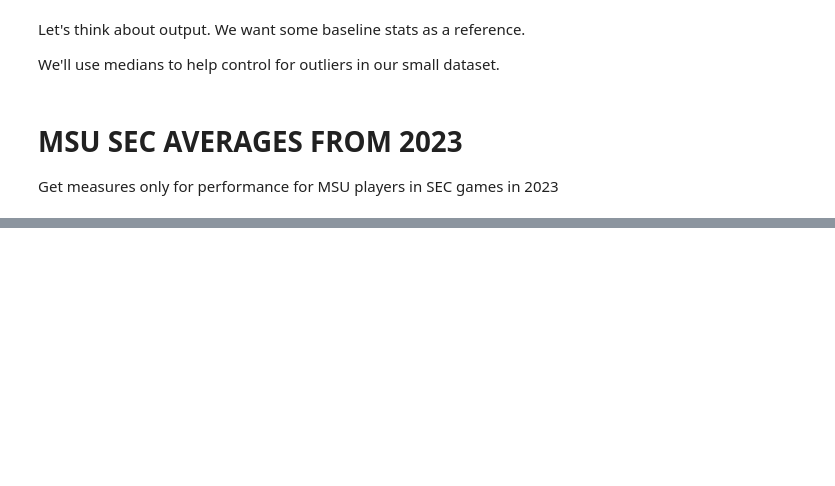
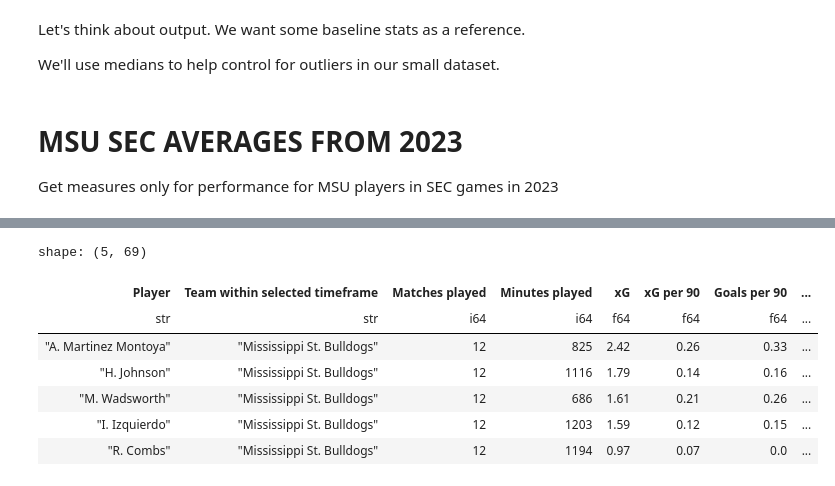
Before and after one commit to cdoss3/pyscout, a Jupyter notebook: msu.ipynb, the cells around one changed output, grey strips where cells are left out. Cells and saved outputs as stored; diff of their text form; code cells hidden in the pictures; blank space fills up the shorter version.

```diff
--- a/msu.ipynb
+++ b/msu.ipynb
@@ -163,0 +213,11 @@ Get measures only for performance for MSU players in SEC games in 2023
+# %%
+msu_sec.sort(by="xG", descending=True).head()
+# %% [output]
+shape: (5, 69)
+| Player | Team within selected timeframe | Matches played | Minutes played | xG | xG per 90 | Goals per 90 | ... |
+| str | str | i64 | i64 | f64 | f64 | f64 | ... |
+| "A. Martinez Montoya" | "Mississippi St. Bulldogs" | 12 | 825 | 2.42 | 0.26 | 0.33 | ... |
+| "H. Johnson" | "Mississippi St. Bulldogs" | 12 | 1116 | 1.79 | 0.14 | 0.16 | ... |
+| "M. Wadsworth" | "Mississippi St. Bulldogs" | 12 | 686 | 1.61 | 0.21 | 0.26 | ... |
+| "I. Izquierdo" | "Mississippi St. Bulldogs" | 12 | 1203 | 1.59 | 0.12 | 0.15 | ... |
+| "R. Combs" | "Mississippi St. Bulldogs" | 12 | 1194 | 0.97 | 0.07 | 0.0 | ... |
```
Also changed, not shown: parts of 12 cells of this notebook, 2 other files.
